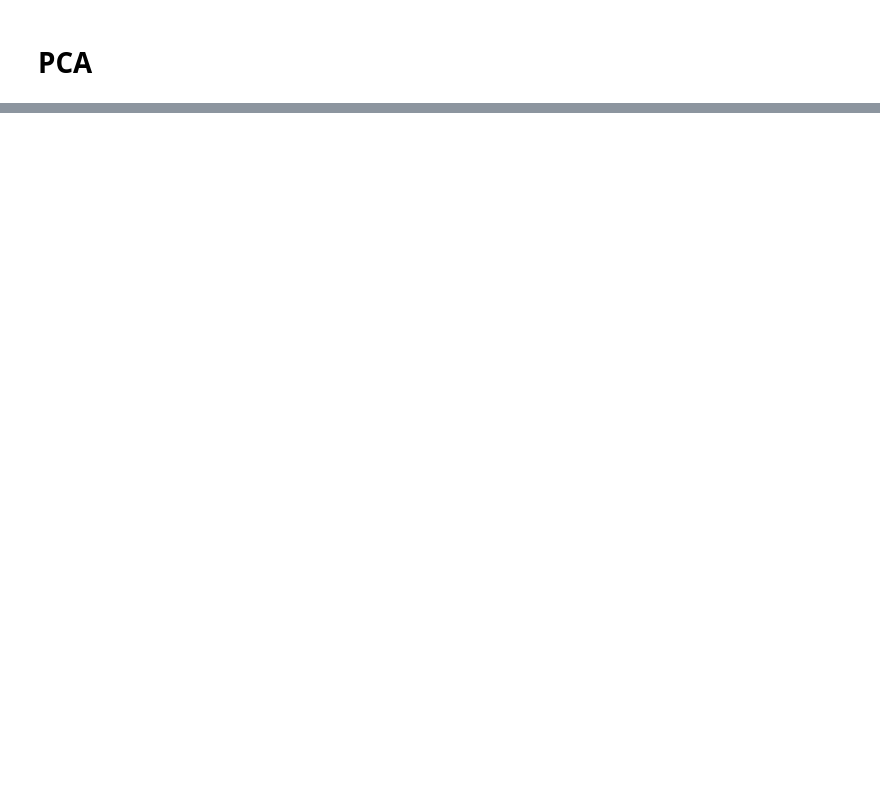
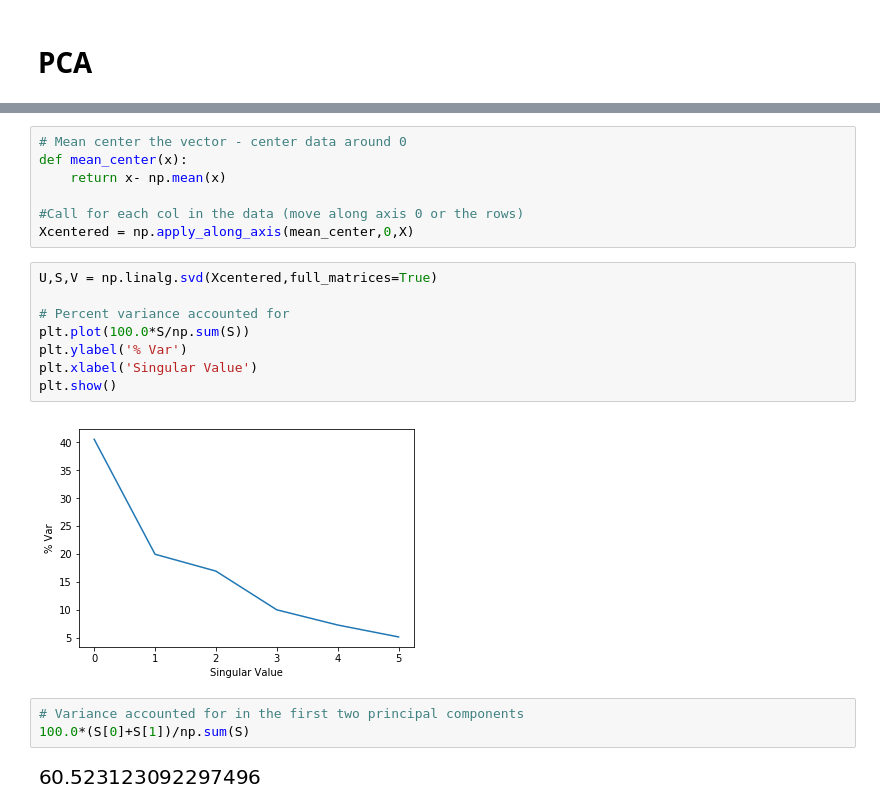
Before and after one commit to holypolarpanda7/S19-team2-project, a Jupyter notebook: PCA.ipynb, the cells around one changed output, grey strips where cells are left out. Saved outputs shown, nothing was run; the diff lists cells and outputs as text; blank space fills up the shorter version.

```diff
--- a/PCA.ipynb
+++ b/PCA.ipynb
@@ -9,0 +55,22 @@ NameError: name 'np' is not defined
+# %%
+# Mean center the vector - center data around 0
+def mean_center(x):
+    return x- np.mean(x)
+
+#Call for each col in the data (move along axis 0 or the rows)
+Xcentered = np.apply_along_axis(mean_center,0,X)
+# %%
+U,S,V = np.linalg.svd(Xcentered,full_matrices=True)
+
+# Percent variance accounted for
+plt.plot(100.0*S/np.sum(S))
+plt.ylabel('% Var')
+plt.xlabel('Singular Value')
+plt.show()
+# %% [output]
+[figure, added]
+# %%
+# Variance accounted for in the first two principal components
+100.0*(S[0]+S[1])/np.sum(S)
+# %% [output]
+[figure, added]
```
Also changed, not shown: parts of 6 cells of this notebook.
